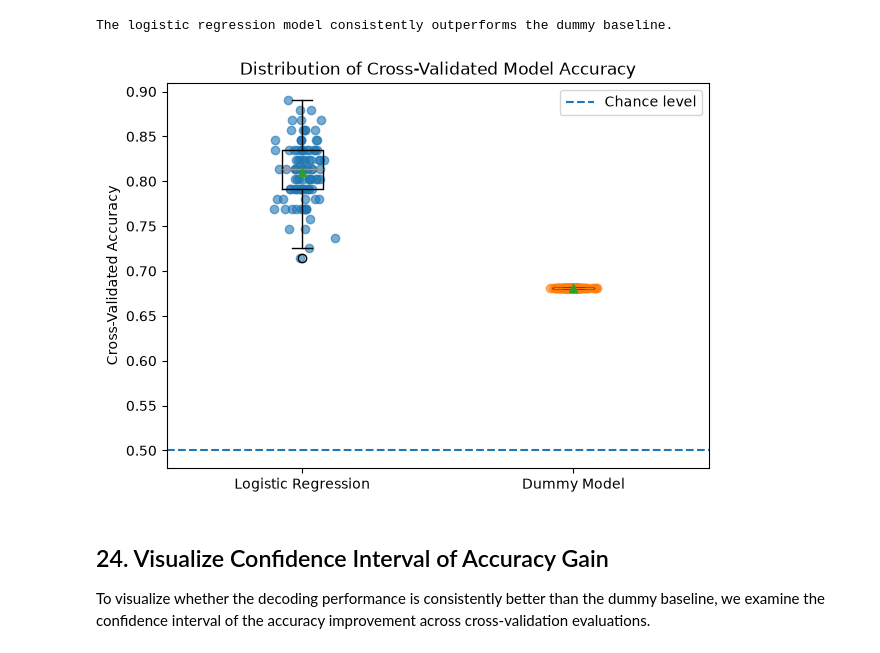
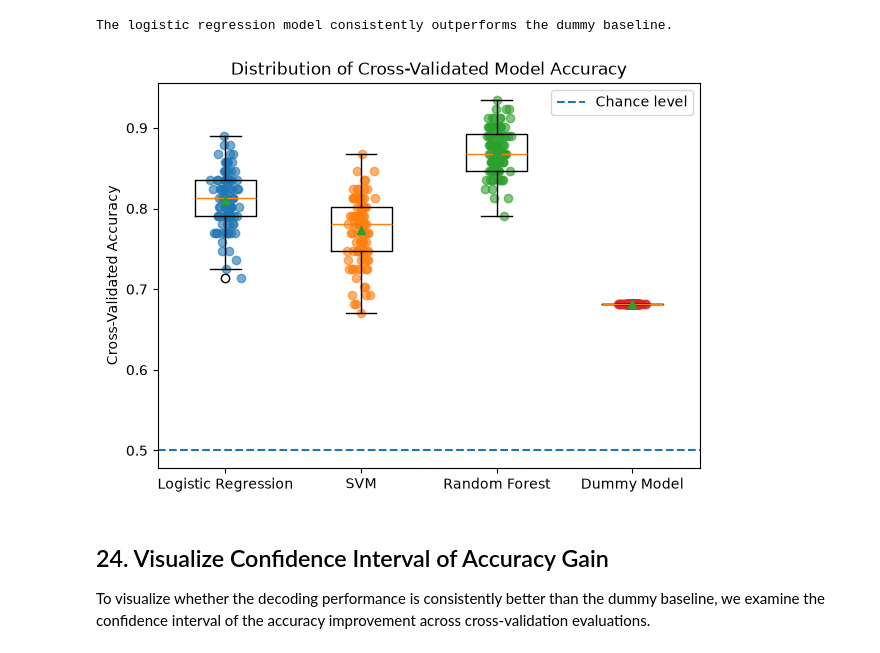
Before and after one commit to parhamKIY/neuroconnect-project, a Jupyter notebook: project_implementation.ipynb, the cells around one changed output. Drawn from its saved outputs; the diff is of its cells as text; code cells hidden in the pictures.

Commit message:
new models added

```diff
--- a/project_implementation.ipynb
+++ b/project_implementation.ipynb
@@ -835,12 +889,16 @@ Mean Logistic CV Accuracy: 0.8099999999999998
 Mean Dummy CV Accuracy: 0.6813186813186816
 # %%
-accuracy_gain = (
-    logistic_cv_scores -
-    dummy_cv_scores
-)
+accuracy_gain = {}
 
-print(
-    "Mean accuracy gain:",
-    accuracy_gain.mean()
-)
+for name, scores in model_cv_scores.items():
+
+    accuracy_gain[name] = (
+        scores -
+        dummy_cv_scores
+    )
+
+    print(
+        f"{name} mean accuracy gain:",
+        accuracy_gain[name].mean()
+    )
 # %% [output]
@@ -853,12 +913,13 @@ n_bootstrap = 10000
 bootstrap_means = np.empty(
     n_bootstrap
 )
+accuracy_gain_logistic = accuracy_gain["Logistic Regression"]
 
 for i in range(n_bootstrap):
 
     bootstrap_sample = rng.choice(
-        accuracy_gain,
-        size=len(accuracy_gain),
+        accuracy_gain_logistic,
+        size=len(accuracy_gain_logistic),
         replace=True
     )
 
@@ -873,7 +934,7 @@ ci_lower, ci_upper = np.percentile(
 
 print(
     f"Mean Accuracy Gain: "
-    f"{accuracy_gain.mean():.3f}"
+    f"{accuracy_gain_logistic.mean():.3f}"
 )
 
 print(
@@ -906,7 +967,9 @@ The logistic regression model consistently outperforms the dummy baseline.
 plt.figure(figsize=(7,5))
 
 data = [
-    logistic_cv_scores,
+    model_cv_scores["Logistic Regression"],
+    model_cv_scores["SVM"],
+    model_cv_scores["Random Forest"],
     dummy_cv_scores
 ]
 
@@ -914,39 +977,41 @@ plt.boxplot(
     data,
     tick_labels=[
         "Logistic Regression",
+        "SVM",
+        "Random Forest",
         "Dummy Model"
     ],
     showmeans=True
 )
 
 # Show individual CV scores
 for i, values in enumerate(data, start=1):
     x = np.random.normal(
         i,
         0.04,
         size=len(values)
     )
     plt.scatter(
         x,
         values,
         alpha=0.6
     )
 
 plt.ylabel("Cross-Validated Accuracy")
 plt.title(
     "Distribution of Cross-Validated Model Accuracy"
 )
 
 plt.axhline(
     0.5,
     linestyle="--",
     label="Chance level"
 )
 
 plt.legend()
 plt.show()
 # %% [output]
-[figure, old version]
+[figure, new version]
 # %% [markdown]
 ## 24. Visualize Confidence Interval of Accuracy Gain
 
```
Also changed, not shown: parts of 8 cells of this notebook.
